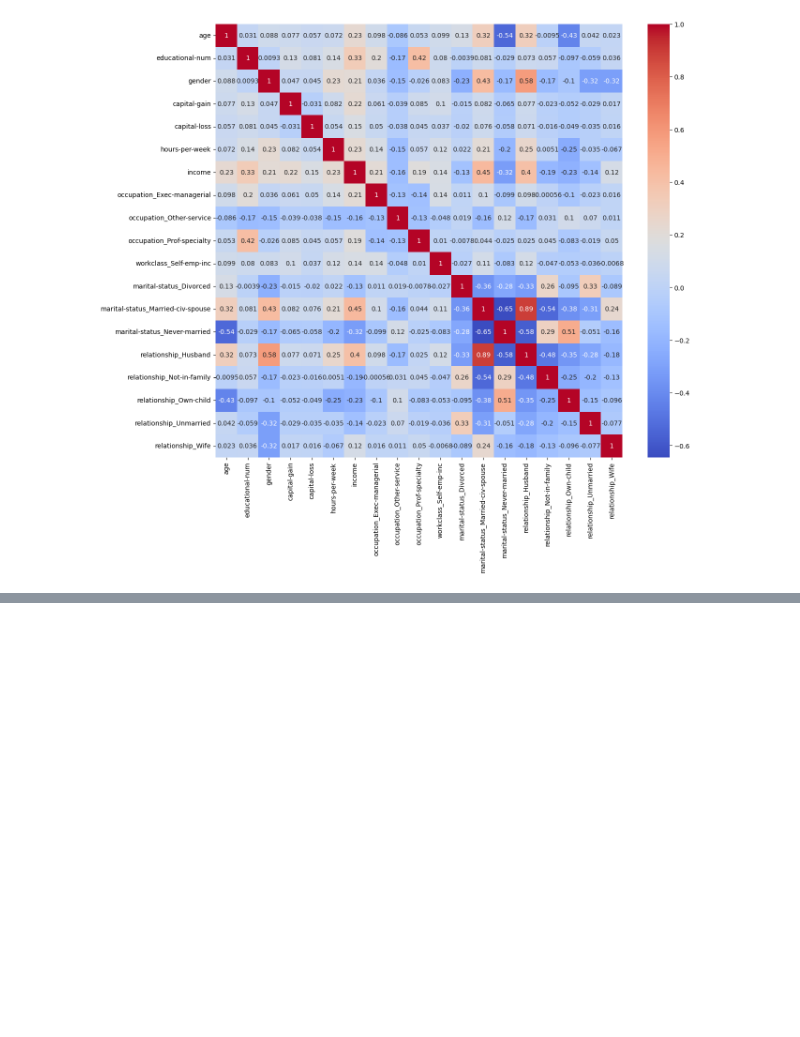
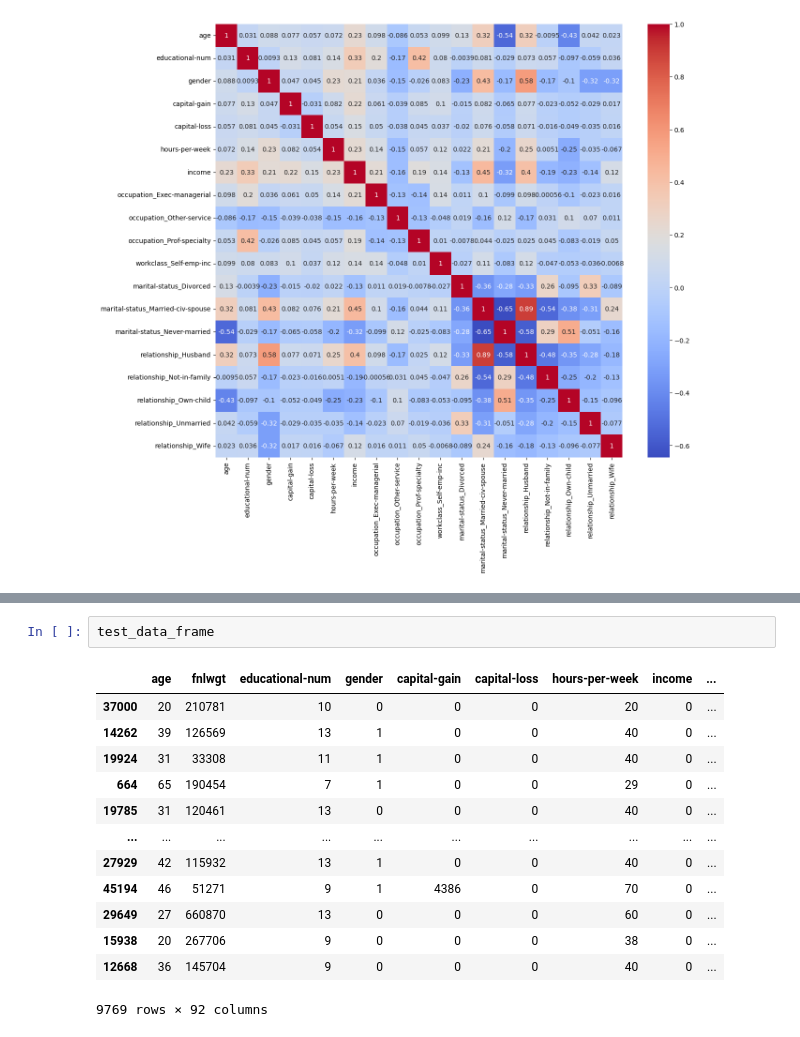
Before and after one commit to BarraHarrison/Income-Prediction, a Jupyter notebook: income_prediction.ipynb, the cells around one changed output, grey strips where cells are left out. Cells and saved outputs as stored; diff of their text form; blank space fills up the shorter version.

```diff
--- a/income_prediction.ipynb
+++ b/income_prediction.ipynb
@@ -138,0 +160,16 @@ sns.heatmap(data_frame_dropped.corr(), annot=True, cmap="coolwarm")
+# %%
+test_data_frame
+# %% [output]
+|  | age | fnlwgt | educational-num | gender | capital-gain | capital-loss | hours-per-week | income | ... |
+| 37000 | 20 | 210781 | 10 | 0 | 0 | 0 | 20 | 0 | ... |
+| 14262 | 39 | 126569 | 13 | 1 | 0 | 0 | 40 | 0 | ... |
+| 19924 | 31 | 33308 | 11 | 1 | 0 | 0 | 40 | 0 | ... |
+| 664 | 65 | 190454 | 7 | 1 | 0 | 0 | 29 | 0 | ... |
+| 19785 | 31 | 120461 | 13 | 0 | 0 | 0 | 40 | 0 | ... |
+| ... | ... | ... | ... | ... | ... | ... | ... | ... | ... |
+| 27929 | 42 | 115932 | 13 | 1 | 0 | 0 | 40 | 0 | ... |
+| 45194 | 46 | 51271 | 9 | 1 | 4386 | 0 | 70 | 0 | ... |
+| 29649 | 27 | 660870 | 13 | 0 | 0 | 0 | 60 | 0 | ... |
+| 15938 | 20 | 267706 | 9 | 0 | 0 | 0 | 38 | 0 | ... |
+| 12668 | 36 | 145704 | 9 | 0 | 0 | 0 | 40 | 0 | ... |
+9769 rows × 92 columns
```
Also changed, not shown: parts of 2 cells of this notebook.
